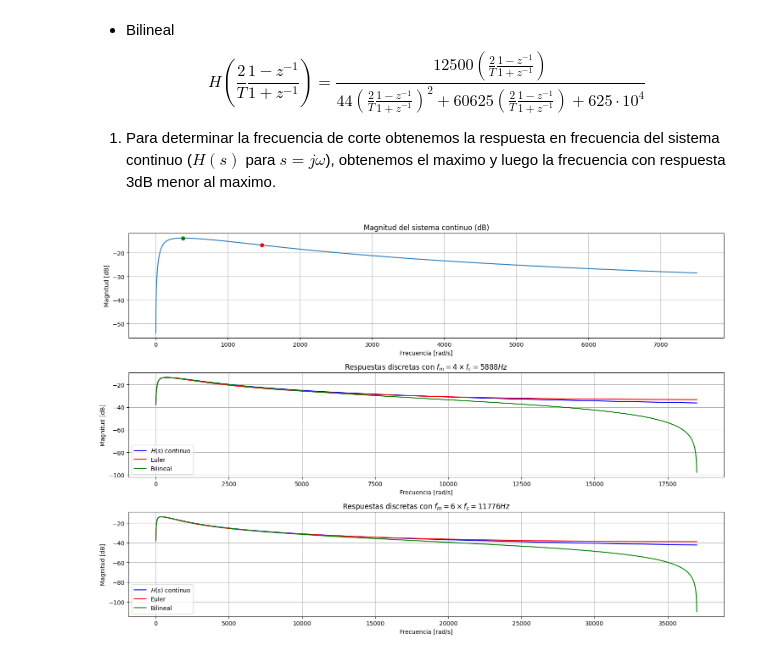
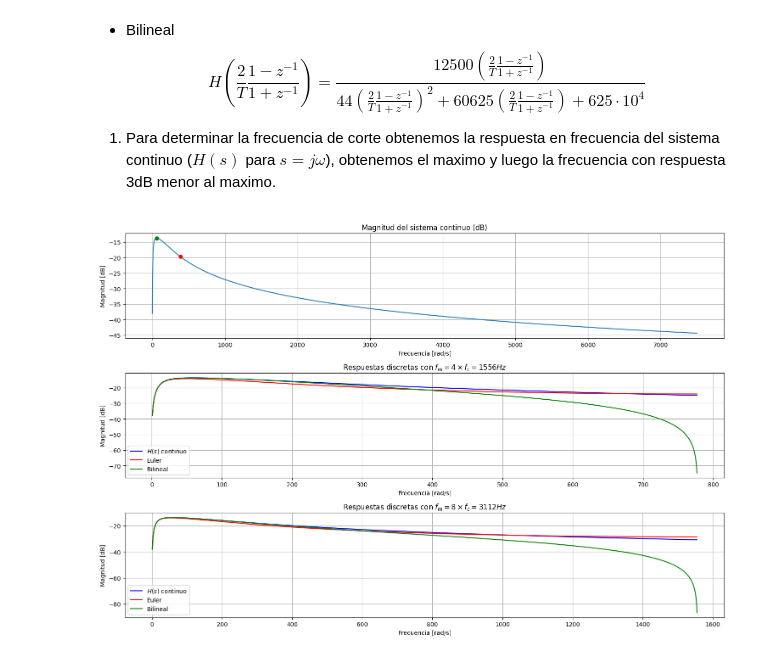
Before and after one commit to francoherg/PDS-2025, a Jupyter notebook: Practica/Guia5/5-1-4.ipynb, the cells around one changed output. Cells and saved outputs as stored; diff of their text form; code cells hidden in the pictures.

```diff
--- a/Practica/Guia5/5-1-4.ipynb
+++ b/Practica/Guia5/5-1-4.ipynb
@@ -47,24 +47,21 @@ def dB(magnitude):
 
 # valor arbitrario para la frecuencia de muestreo
 fmtest = 15000
-s = 1j * np.arange(fmtest // 2) # s = jw
+ftest = np.arange(fmtest//2)
+sTest = 2j * np.pi * ftest # s = jw = j2pif
 
-H_frecuencia = np.abs(Hs(s)) # H(jw) -> respuesta en frecuencia
+H_frecuencia = np.abs(Hs(sTest)) # H(jw) -> respuesta en frecuencia
 fMax = np.argmax(H_frecuencia) # frecuencia donde H(s) tiene máxima magnitud
 maxMag = H_frecuencia[fMax]
-
-fCorte = fMax
-# encontrar la frecuencia donde la respuesta cae 3 dB respecto al máximo
-while dB(H_frecuencia[fCorte]) > (dB(maxMag) - 3):
-    fCorte += 1
+ic = np.where(H_frecuencia >= maxMag / 2)[0][-1]
+fCorte = ic
 
 # frecuencia de muestreo 4 veces la frecuencia de corte
 fm = 4 * fCorte
 T = 1 / fm
 f = np.arange(fm // 2) #[0,1,...,fm/2 - 1]
-omega = np.linspace(0, np.pi, len(f), endpoint=False)
 # desde el plano z obtener la T. de Fourier de un sistema discreto (evaluación sobre el contorno unitario)
-z = np.exp(1j * omega)
+z = np.exp(2j*np.pi*np.arange(fm // 2)*T)   # z = e^j2pi f T
 HEuler = Hs(sEuler(T, z)) # H(z) mediante transformación de Euler
 HBilineal = Hs(sBilineal(T, z)) # H(z) mediante transformación bilineal
 
@@ -72,47 +69,46 @@ HBilineal = Hs(sBilineal(T, z)) # H(z) mediante transformación bilineal
 fm2 = 8 * fCorte
 T2 = 1 / fm2
 f2 = np.arange(fm2 // 2)
-omega2 = np.linspace(0, np.pi, len(f2), endpoint=False)
-z2 = np.exp(1j * omega2)
+z2 = np.exp(2j*np.pi*np.arange(fm2 // 2)*T2)   # z = e^j2pi f T
 HEuler2 = Hs(sEuler(T2, z2))
 HBilineal2 = Hs(sBilineal(T2, z2))
 
 # Graficar
 # frecuencias para graficar en el eje horizontal
-w = np.linspace(0, np.pi * fm, len(f), endpoint=False)
-w2 = np.linspace(0, np.pi * fm2, len(f2), endpoint=False)
+s = 2j*np.pi*f
+s2 = 2j*np.pi*f2
 
 fig, ax = plt.subplots(3, 1, figsize=(15, 10))
 for axi in ax:
     axi.grid()
 
 # Magnitud de H(s) continua con marcas en el máximo y -3 dB
-ax[0].plot(np.abs(s), dB(H_frecuencia))
+ax[0].plot(ftest, dB(H_frecuencia))
 ax[0].plot(fMax, dB(H_frecuencia[fMax]), 'go')
 ax[0].plot(fCorte, dB(H_frecuencia[fCorte]), 'ro')
 ax[0].set_title('Magnitud del sistema continuo (dB)')
 ax[0].set_xlabel('Frecuencia [rad/s]')
 ax[0].set_ylabel('Magnitud [dB]')
 
 # Comparación entre sistema continuo y discretos (fm = 4 * fCorte)
-ax[1].plot(w, dB(Hs(1j * w)), 'b', label='$H(s)$ continuo')
-ax[1].plot(w, dB(HEuler), 'r', label='Euler')
-ax[1].plot(w, dB(HBilineal), 'g', label='Bilineal')
+ax[1].plot(f, dB(Hs(s)), 'b', label='$H(s)$ continuo')
+ax[1].plot(f, dB(HEuler), 'r', label='Euler')
+ax[1].plot(f, dB(HBilineal), 'g', label='Bilineal')
 ax[1].set_title(f'Respuestas discretas con $f_m = 4 \\times f_c = {fm} Hz$')
 ax[1].set_xlabel('Frecuencia [rad/s]')
 ax[1].set_ylabel('Magnitud [dB]')
 ax[1].legend()
 
-# Comparación con frecuencia de muestreo mayor (fm = 6 * fCorte)
-ax[2].plot(w2, dB(Hs(1j * w2)), 'b', label='$H(s)$ continuo')
-ax[2].plot(w2, dB(HEuler2), 'r', label='Euler')
-ax[2].plot(w2, dB(HBilineal2), 'g', label='Bilineal')
-ax[2].set_title(f'Respuestas discretas con $f_m = 6 \\times f_c = {fm2} Hz$')
+# Comparación con frecuencia de muestreo mayor (fm = 8 * fCorte)
+ax[2].plot(f2, dB(Hs(s2)), 'b', label='$H(s)$ continuo')
+ax[2].plot(f2, dB(HEuler2), 'r', label='Euler')
+ax[2].plot(f2, dB(HBilineal2), 'g', label='Bilineal')
+ax[2].set_title(f'Respuestas discretas con $f_m = 8 \\times f_c = {fm2} Hz$')
 ax[2].set_xlabel('Frecuencia [rad/s]')
 ax[2].set_ylabel('Magnitud [dB]')
 ax[2].legend()
 
 plt.tight_layout()
 plt.show()
 # %% [output]
-[figure, old version]
+[figure, new version]
```
